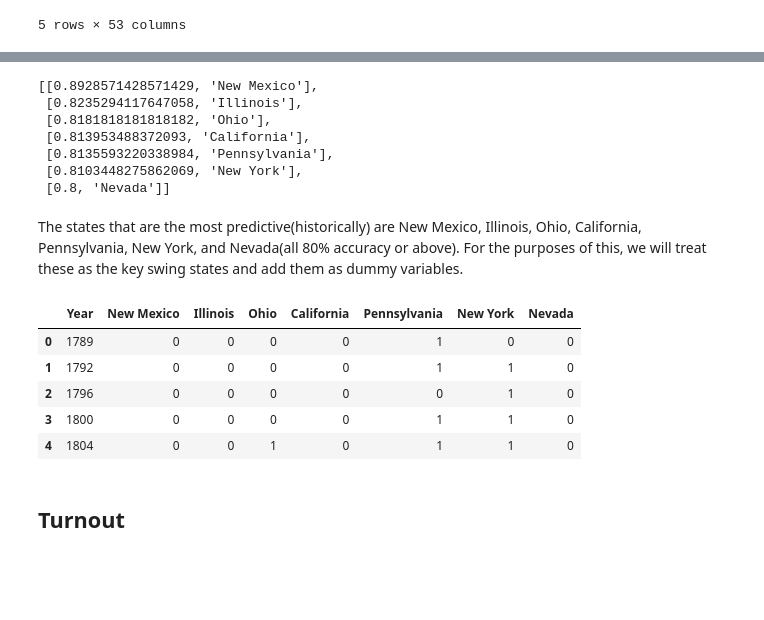
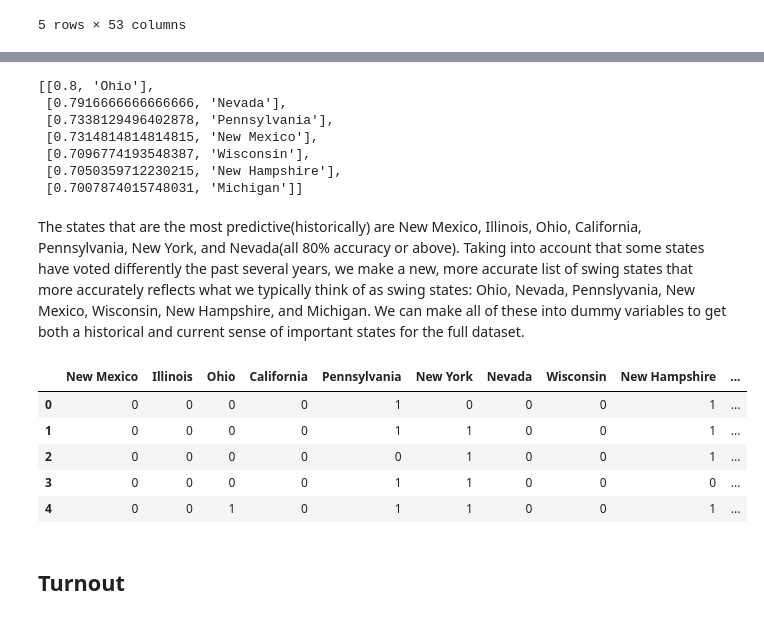
Before and after one commit to coletteyeager/PPOL564_FinalProject, a Jupyter notebook: Data/Data.ipynb, the cells around one changed output, grey strips where cells are left out. Cells and saved outputs as stored; diff of their text form; code cells hidden in the pictures; blank space fills up the shorter version.

```diff
--- a/Data/Data.ipynb
+++ b/Data/Data.ipynb
@@ -187,3 +162,13 @@ states.head()
 | 3 | 1800 | NaN | NaN | NaN | NaN | NaN | NaN | F | F | NaN | ... |
 | 4 | 1804 | NaN | NaN | NaN | NaN | NaN | NaN | F | F | NaN | ... |
 5 rows × 53 columns
+# %%
+# Overall swing state list
+
+# Create empty list
+state_accuracy = list()
+for state in range(1, 52):
+    # Find number of times a state has voted for the same party as the winning party, divide by number of times a state has voted
+    state_accuracy.append([(np.sum(states.iloc[:,state] == states.Party))/states.iloc[:,state].count(), states.columns[state]])
+state_accuracy.sort(reverse = True)
+state_accuracy[0:7]
@@ -190,18 +183,23 @@ states.head()
 # %%
+# More accurate swing state list
+
 # Create empty list
-state_accuracy = list()
+state_accuracy_better = list()
 for state in range(1, 52):
-    # Find number of times a state has voted for the same party as the winning party, divide by number of times a state has voted
-    state_accuracy.append([(np.sum(states.iloc[:,state] == states.Party))/states.iloc[:,state].count(), states.columns[state]])
-state_accuracy.sort(reverse = True)
-state_accuracy[0:7]
+    # Find number of times a state has voted for the same party as the winning party, weighting the most recent 8 years as 10 times more significant
+    num_correct = np.sum(states.iloc[:51, state] == states.iloc[:51,:].Party)
+    num_correct += 10*(np.sum(states.iloc[51:, state] == states.iloc[51:,:].Party))
+    # Divide by number of times a state has voted + 10*8 = 80
+    state_accuracy_better.append([num_correct/(states.iloc[:,state].count() + 80), states.columns[state]])
+state_accuracy_better.sort(reverse = True)
+state_accuracy_better[0:7]
 # %% [output]
-[[0.8928571428571429, 'New Mexico'],
- [0.8235294117647058, 'Illinois'],
- [0.8181818181818182, 'Ohio'],
- [0.813953488372093, 'California'],
- [0.8135593220338984, 'Pennsylvania'],
- [0.8103448275862069, 'New York'],
- [0.8, 'Nevada']]
+[[0.8, 'Ohio'],
+ [0.7916666666666666, 'Nevada'],
+ [0.7338129496402878, 'Pennsylvania'],
+ [0.7314814814814815, 'New Mexico'],
+ [0.7096774193548387, 'Wisconsin'],
+ [0.7050359712230215, 'New Hampshire'],
+ [0.7007874015748031, 'Michigan']]
 # %% [markdown]
-The states that are the most predictive(historically) are New Mexico, Illinois, Ohio, California, Pennsylvania, New York, and Nevada(all 80% accuracy or above). For the purposes of this, we will treat these as the key swing states and add them as dummy variables.
+The states that are the most predictive(historically) are New Mexico, Illinois, Ohio, California, Pennsylvania, New York, and Nevada(all 80% accuracy or above). Taking into account that some states have voted differently the past several years, we make a new, more accurate list of swing states that more accurately reflects what we typically think of as swing states: Ohio, Nevada, Pennslyvania, New Mexico, Wisconsin, New Hampshire, and Michigan. We can make all of these into dummy variables to get both a historical and current sense of important states for the full dataset.
@@ -208,23 +209,21 @@ The states that are the most predictive(historically) are New Mexico, Illinois,
 # %%
 # Create dummy variables for states
-state_dummies = states[['Year', 'New Mexico', 'Illinois', 'Ohio', 'California', 'Pennsylvania', 'New York', 'Nevada', 'Party']]
+key_states = ['New Mexico', 'Illinois', 'Ohio', 'California', 'Pennsylvania', 'New York', 'Nevada', 'Wisconsin', 'New Hampshire', 'Michigan']
+state_dummies = states[key_states]
+state_dummies[['Year','Party']] = states[['Year','Party']]
 
-state_dummies['New Mexico'] = 1*(state_dummies['New Mexico'] == state_dummies['Party'])
-state_dummies['Illinois'] = 1*(state_dummies['Illinois'] == state_dummies['Party'])
-state_dummies['Ohio'] = 1*(state_dummies['Ohio'] == state_dummies['Party'])
-state_dummies['California'] = 1*(state_dummies['California'] == state_dummies['Party'])
-state_dummies['Pennsylvania'] = 1*(state_dummies['Pennsylvania'] == state_dummies['Party'])
-state_dummies['New York'] = 1*(state_dummies['New York'] == state_dummies['Party'])
-state_dummies['Nevada'] = 1*(state_dummies['Nevada'] == state_dummies['Party'])
+for state in key_states:
+    state_dummies[state] = 1*(state_dummies[state] == state_dummies['Party'])
+
 state_dummies.drop(columns = 'Party', inplace = True)
 state_dummies.head()
 # %% [output]
-|  | Year | New Mexico | Illinois | Ohio | California | Pennsylvania | New York | Nevada |
-| 0 | 1789 | 0 | 0 | 0 | 0 | 1 | 0 | 0 |
-| 1 | 1792 | 0 | 0 | 0 | 0 | 1 | 1 | 0 |
-| 2 | 1796 | 0 | 0 | 0 | 0 | 0 | 1 | 0 |
-| 3 | 1800 | 0 | 0 | 0 | 0 | 1 | 1 | 0 |
-| 4 | 1804 | 0 | 0 | 1 | 0 | 1 | 1 | 0 |
+|  | New Mexico | Illinois | Ohio | California | Pennsylvania | New York | Nevada | Wisconsin | New Hampshire | ... |
+| 0 | 0 | 0 | 0 | 0 | 1 | 0 | 0 | 0 | 1 | ... |
+| 1 | 0 | 0 | 0 | 0 | 1 | 1 | 0 | 0 | 1 | ... |
+| 2 | 0 | 0 | 0 | 0 | 0 | 1 | 0 | 0 | 1 | ... |
+| 3 | 0 | 0 | 0 | 0 | 1 | 1 | 0 | 0 | 0 | ... |
+| 4 | 0 | 0 | 1 | 0 | 1 | 1 | 0 | 0 | 1 | ... |
 # %% [markdown]
 ## Turnout
 # %%
```
Also changed, not shown: parts of 20 cells of this notebook, 2 other files.
